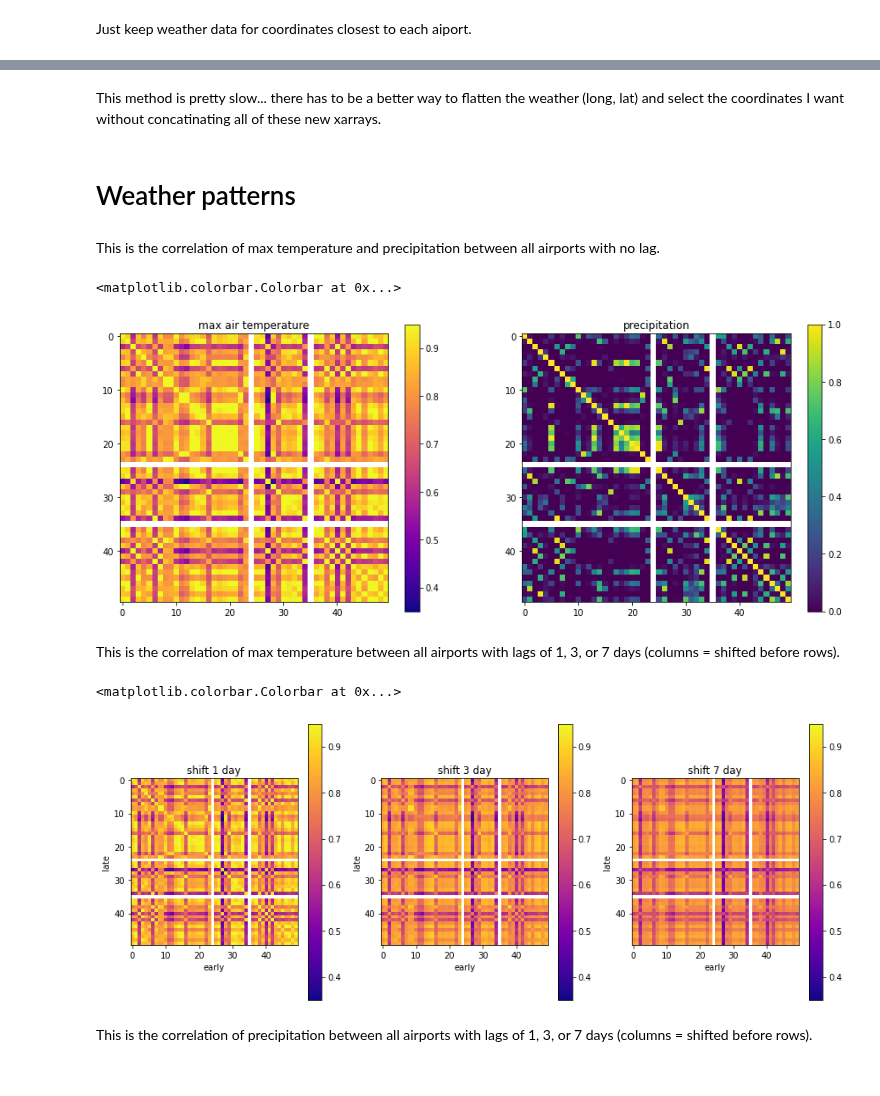
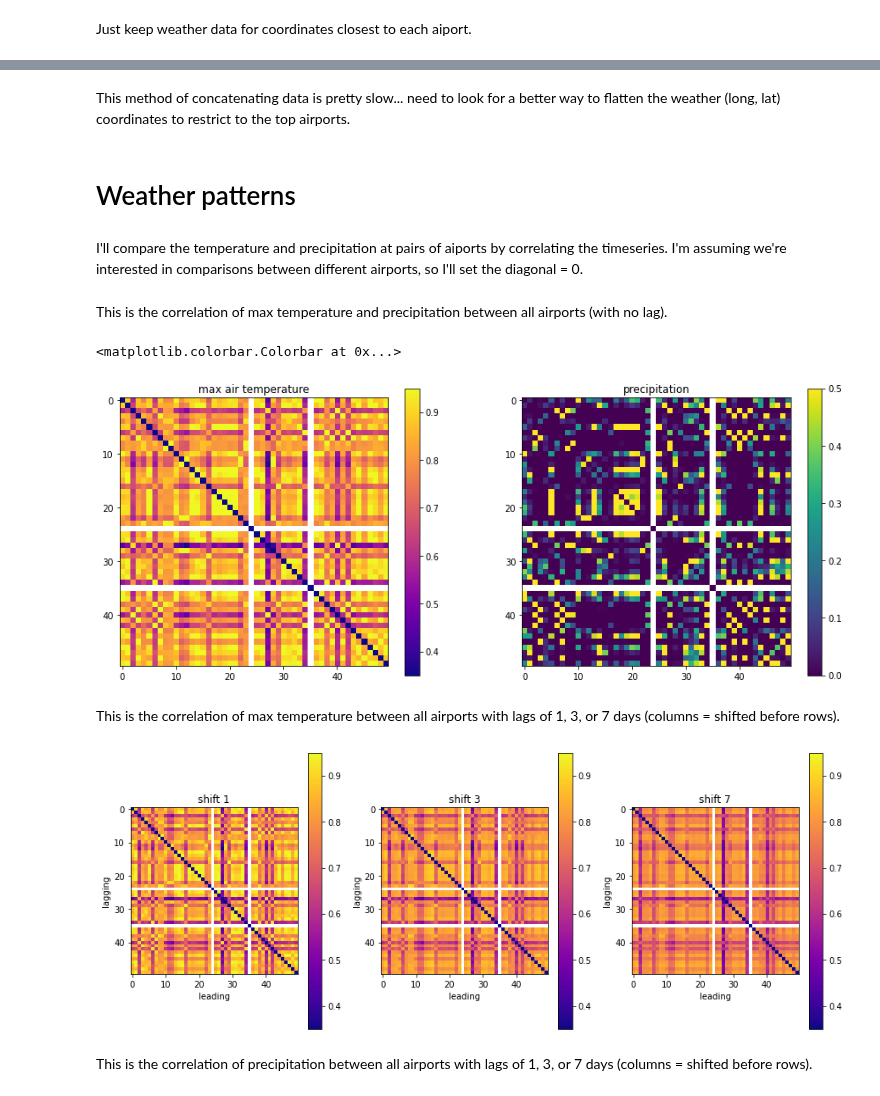
Before and after one commit to zbalewski/python-ay250-homework, a Jupyter notebook: hw_5/hw_5.ipynb, the cells around one changed output, grey strips where cells are left out. Saved outputs shown, nothing was run; the diff lists cells and outputs as text; code cells hidden in the pictures.

```diff
--- a/hw_5/hw_5.ipynb
+++ b/hw_5/hw_5.ipynb
@@ -132,3 +155,0 @@ airport_weather.to_netcdf('airport_weather.nc')
-# %%
-import xarray as xr
-airport_weather = xr.open_dataset('airport_weather.nc')
@@ -155,4 +156,6 @@ Attributes: (12/46)
 # %% [markdown]
-This method is pretty slow... there has to be a better way to flatten the weather (long, lat) and select the coordinates I want without concatinating all of these new xarrays.
+This method of concatenating data is pretty slow... need to look for a better way to flatten the weather (long, lat) coordinates to restrict to the top airports.
 # %% [markdown]
 # Weather patterns
+# %% [markdown]
+I'll compare the temperature and precipitation at pairs of aiports by correlating the timeseries. I'm assuming we're interested in comparisons between different airports, so I'll set the diagonal = 0.
@@ -159,66 +198,39 @@ This method is pretty slow... there has to be a better way to flatten the weathe
 # %% [markdown]
-This is the correlation of max temperature and precipitation between all airports with no lag.
+This is the correlation of max temperature and precipitation between all airports (with no lag).
 # %%
-import numpy as np
-import matplotlib.pyplot as plt
 fig = plt.figure(figsize=(15, 6))
 
 ax = fig.add_subplot(1,2,1)
-corr0 = np.corrcoef(airport_weather["air_temperature_max"])
-c = ax.imshow(corr0, cmap="plasma", vmin=0.35, vmax=0.95)
+temp_corr0 = get_shifty_corr(airport_weather["air_temperature_max"], 0)
+temp_heat = ax.imshow(temp_corr0, cmap="plasma", vmin=0.35, vmax=0.95)
 ax.title.set_text("max air temperature")
-fig.colorbar(c)
+fig.colorbar(temp_heat)
 
 ax = fig.add_subplot(1,2,2)
-corr0 = np.corrcoef(airport_weather["precipitation"])
-c = ax.imshow(corr0, cmap="viridis", vmin=0, vmax=1)
+prec_corr0 = get_shifty_corr(airport_weather["precipitation"], 0)
+prec_heat = ax.imshow(prec_corr0, cmap="viridis", vmin=0, vmax=0.5)
 ax.title.set_text("precipitation")
-fig.colorbar(c)
+fig.colorbar(prec_heat)
 # %% [output]
 <matplotlib.colorbar.Colorbar at 0x...>
-[figure, old version]
+[figure, new version]
 # %% [markdown]
 This is the correlation of max temperature between all airports with lags of 1, 3, or 7 days (columns = shifted before rows).
 # %%
-corr1 = np.zeros((50, 50))
-corr3 = np.zeros((50, 50))
-corr7 = np.zeros((50, 50))
+daily_lag = [1, 3, 7]
+n_lags = len(daily_lag)
 
-for p1 in range(50):
-    for p2 in range(50):
-        corr1[p1, p2] = np.corrcoef(airport_weather["air_temperature_max"][p1,1:],
-                                    airport_weather["air_temperature_max"][p2,:-1])[0,1]
-for p1 in range(50):
-    for p2 in range(50):
-        corr3[p1, p2] = np.corrcoef(airport_weather["air_temperature_max"][p1,3:],
-                                    airport_weather["air_temperature_max"][p2,:-3])[0,1]
+temp_corr_lag = [get_shifty_corr(airport_weather["air_temperature_max"], d) for d in daily_lag]
 
-for p1 in range(50):
-    for p2 in range(50):
-        corr7[p1, p2] = np.corrcoef(airport_weather["air_temperature_max"][p1,7:],
-                                    airport_weather["air_temperature_max"][p2,:-7])[0,1]
 fig = plt.figure(figsize=(15, 6))
+for d in range(n_lags):
+    ax = fig.add_subplot(1, n_lags, d+1)
+    heat = ax.imshow(temp_corr_lag[d], cmap="plasma", vmin=0.35, vmax=0.95)
 
-ax = fig.add_subplot(1,3,1)
-c = ax.imshow(corr1, cmap="plasma", vmin=0.35, vmax=0.95)
-ax.title.set_text('shift 1 day')
-ax.set(xlabel='early', ylabel='late')
-fig.colorbar(c)
-
-ax = fig.add_subplot(1,3,2)
-c = ax.imshow(corr3, cmap="plasma", vmin=0.35, vmax=0.95)
-ax.title.set_text('shift 3 day')
-ax.set(xlabel='early', ylabel='late')
-fig.colorbar(c)
-
-ax = fig.add_subplot(1,3,3)
-c = ax.imshow(corr7, cmap="plasma", vmin=0.35, vmax=0.95)
-ax.title.set_text('shift 7 day')
-ax.set(xlabel='early', ylabel='late')
-fig.colorbar(c)
+    ax.set(xlabel="leading", ylabel="lagging", title=f"shift {daily_lag[d]}")
+    fig.colorbar(heat)
 # %% [output]
-<matplotlib.colorbar.Colorbar at 0x...>
-[figure, old version]
+[figure, new version]
 # %% [markdown]
 This is the correlation of precipitation between all airports with lags of 1, 3, or 7 days (columns = shifted before rows).
 # %%
```
Also changed, not shown: parts of 30 cells of this notebook.
